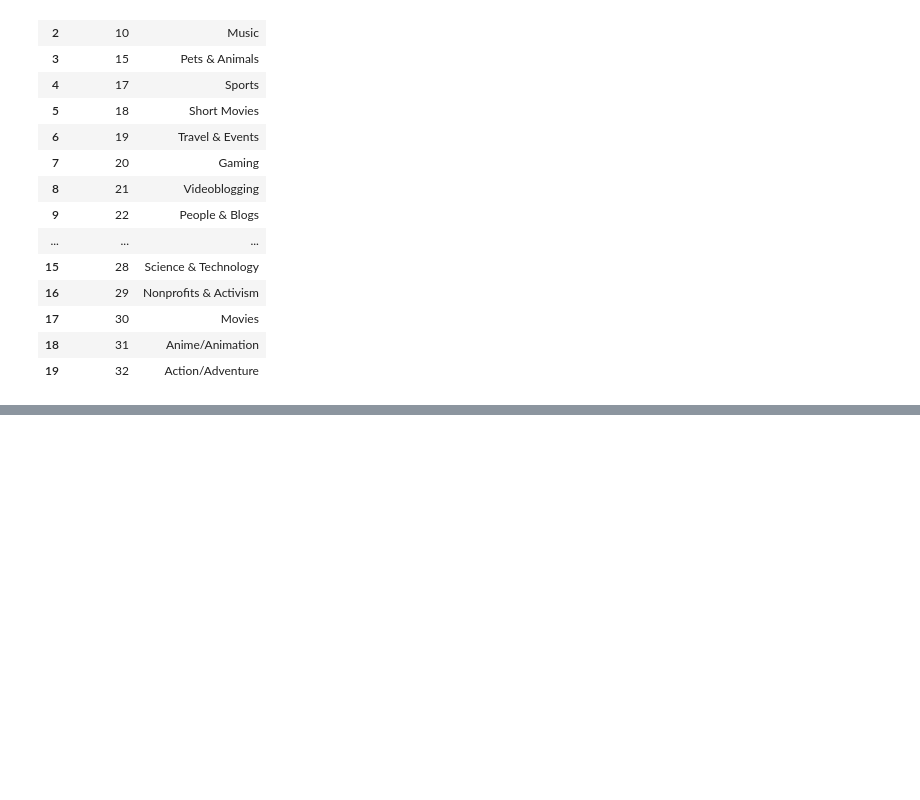
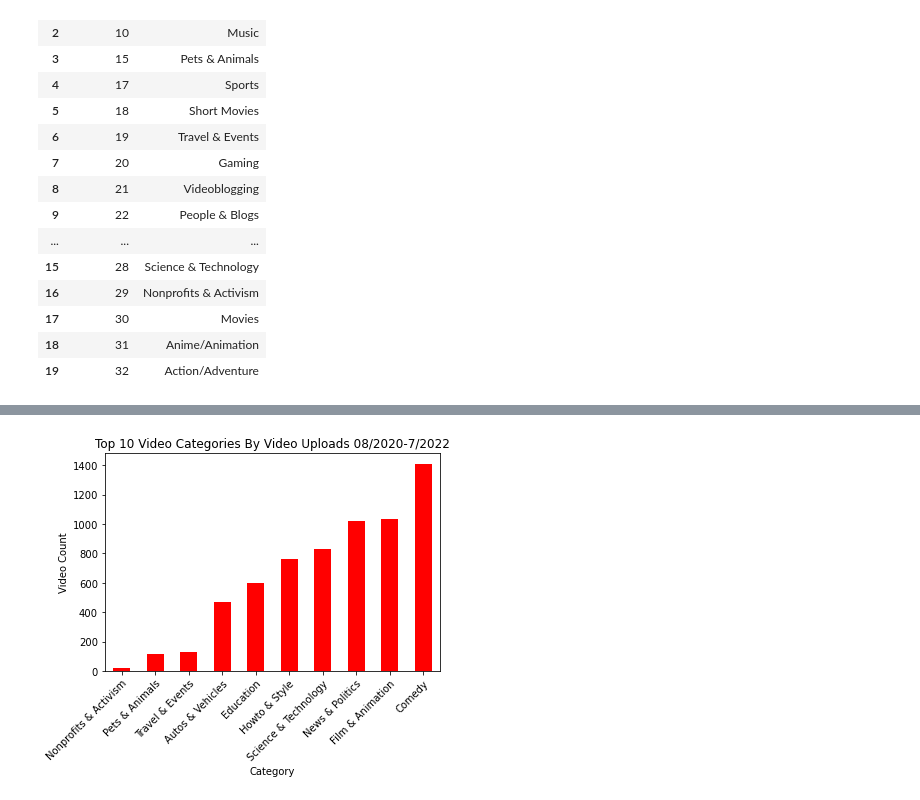
Before and after one commit to robertfben/Covid-Vs.-YouTube-Let-s-get-this-Bread, a Jupyter notebook: Bobby_Update.ipynb, the cells around one changed output, grey strips where cells are left out. Cells and saved outputs as stored; diff of their text form; code cells hidden in the pictures; blank space fills up the shorter version.

```diff
--- a/Bobby_Update.ipynb
+++ b/Bobby_Update.ipynb
@@ -338,0 +399,10 @@ YT_2020_Category_Summary
+# %%
+# Top 10 videos by category for all data (08/2020-07/25/22)
+df_merge.groupby(df_merge['category']).size().sort_values(ascending=True).head(10).plot(kind='bar',color='red')
+plt.title('Top 10 Video Categories By Video Uploads 08/2020-7/2022')
+plt.xlabel('Category')
+plt.ylabel('Video Count')
+plt.xticks(rotation=45,ha='right',rotation_mode='anchor')
+plt.show()
+# %% [output]
+[figure, added]
```
Also changed, not shown: parts of 15 cells of this notebook.
